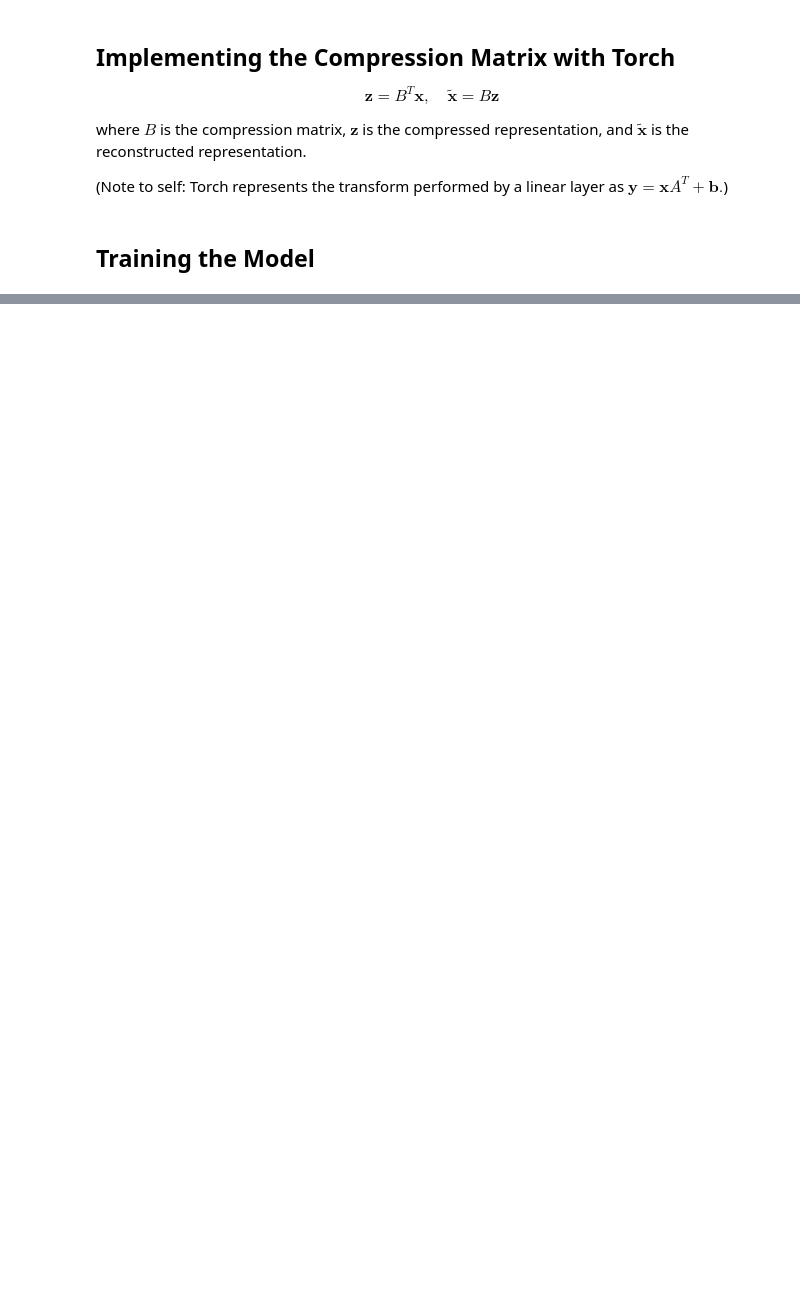
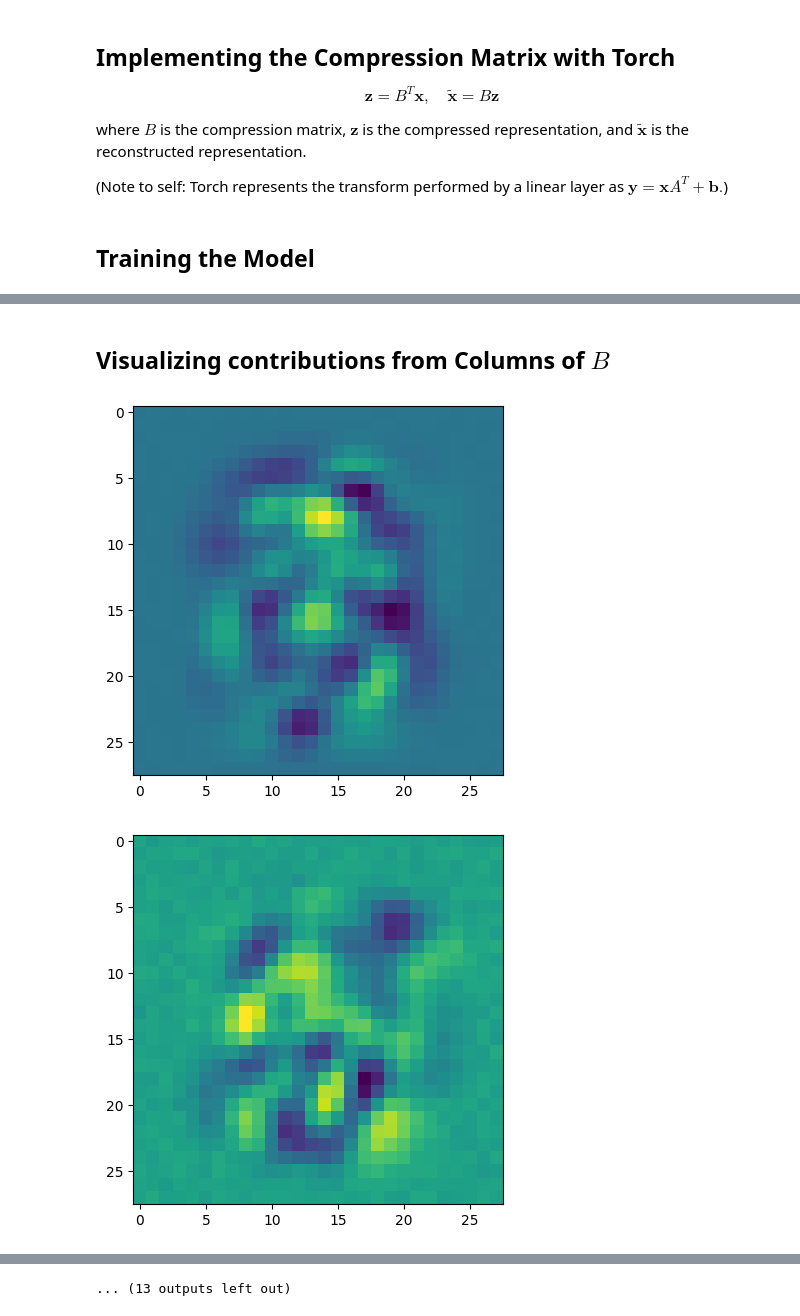
Before and after one commit to quaternio/demonstrations-in-dimensionality-reduction, a Jupyter notebook: DLCompressionMatrix.ipynb, the cells around one changed output, grey strips where cells are left out. Saved outputs shown, nothing was run; the diff lists cells and outputs as text; code cells hidden in the pictures; blank space fills up the shorter version.

```diff
--- a/DLCompressionMatrix.ipynb
+++ b/DLCompressionMatrix.ipynb
@@ -160 +160,10 @@ for epoch in range(num_epochs):
 ... (4 outputs left out)
+# %% [markdown]
+## Visualizing contributions from Columns of $B$
+# %%
+for i in range(25):
+    plt.figure()
+    plt.imshow(compression_matrix.compression_matrix.weight[:,i].detach().reshape((28, 28)))
+# %% [output]
+[figure, added]
+[figure, added]
@@ -160,0 +180 @@ for epoch in range(num_epochs):
+... (13 outputs left out)
```
Also changed, not shown: parts of 4 cells of this notebook.
